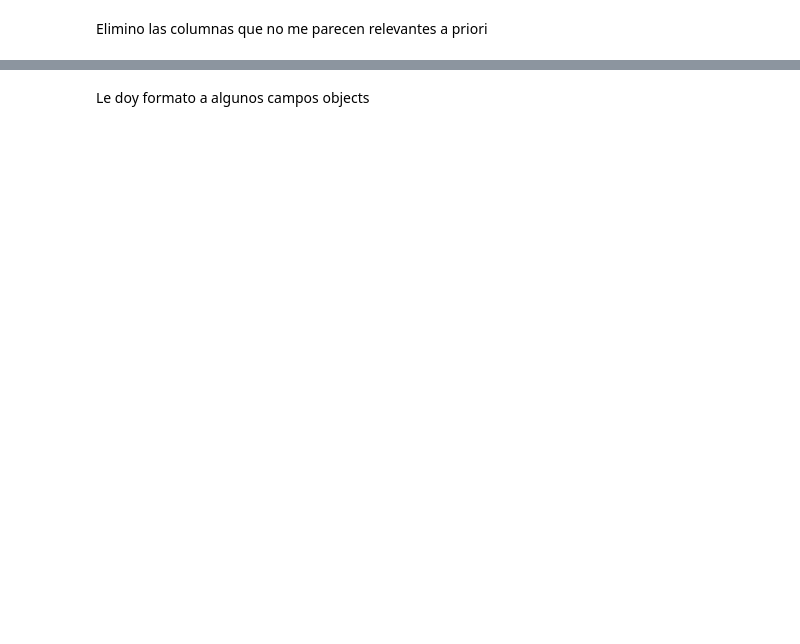
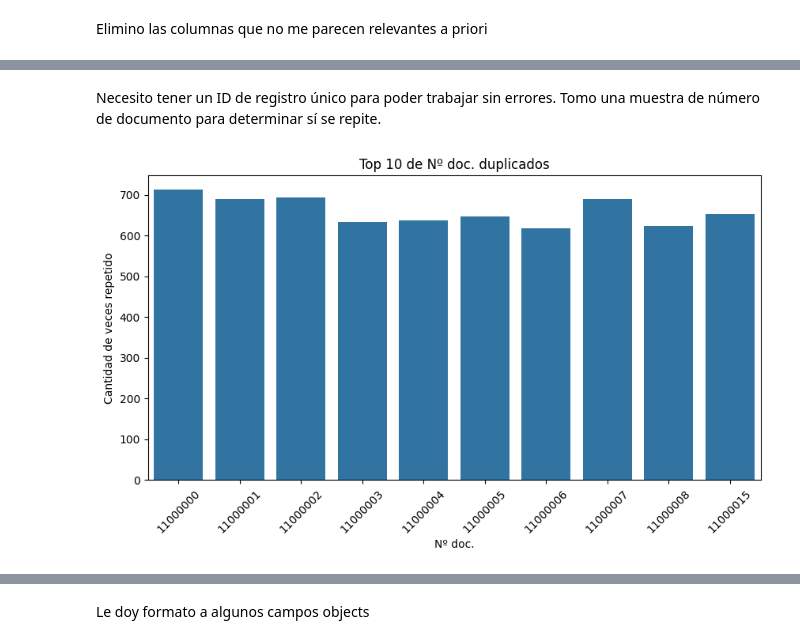
Before and after one commit to 1fac/mi_proyecto_git_61680, a Jupyter notebook: Mi_proyecto_61680.ipynb, the cells around one changed output, grey strips where cells are left out. Drawn from its saved outputs; the diff is of its cells as text; code cells hidden in the pictures; blank space fills up the shorter version.

```diff
--- a/Mi_proyecto_61680.ipynb
+++ b/Mi_proyecto_61680.ipynb
@@ -344,0 +404,4 @@ Observo valores Nan
+# %%
+Facturación = Combina_df_comp_orig_clase_doc[Combina_df_comp_orig_clase_doc['FACTURACIÓN'] == 'SI']
+
+Facturación
@@ -344,0 +426,3 @@ Observo valores Nan
+# %%
+Soc_País = pd.read_csv('/content/mi_proyecto_git_61680/Sociedades.csv', sep=';')
+Soc_País.info()
@@ -344,0 +442,3 @@ Observo valores Nan
+# %%
+Soc_País = Soc_País[['Soc.', 'País']]
+Soc_País
@@ -344,0 +459,3 @@ Observo valores Nan
+# %%
+Facturación = pd.merge(Facturación, Soc_País, on='Soc.', how='left')
+Facturación
@@ -344,0 +476,16 @@ Observo valores Nan
+# %% [markdown]
+Necesito tener un ID de registro único para poder trabajar sin errores.
+Tomo una muestra de número de documento para determinar sí se repite.
+# %%
+duplicados_contados = Facturación['Nº doc.'].value_counts()
+duplicados_contados = duplicados_contados[duplicados_contados > 1]
+
+plt.figure(figsize=(10,5))
+sns.barplot(x=duplicados_contados.index[:10], y=duplicados_contados.values[:10])
+plt.xticks(rotation=45)
+plt.xlabel("Nº doc.")
+plt.ylabel("Cantidad de veces repetido")
+plt.title("Top 10 de Nº doc. duplicados")
+plt.show()
+# %% [output]
+[figure, added]
```
Also changed, not shown: parts of 99 cells of this notebook.
